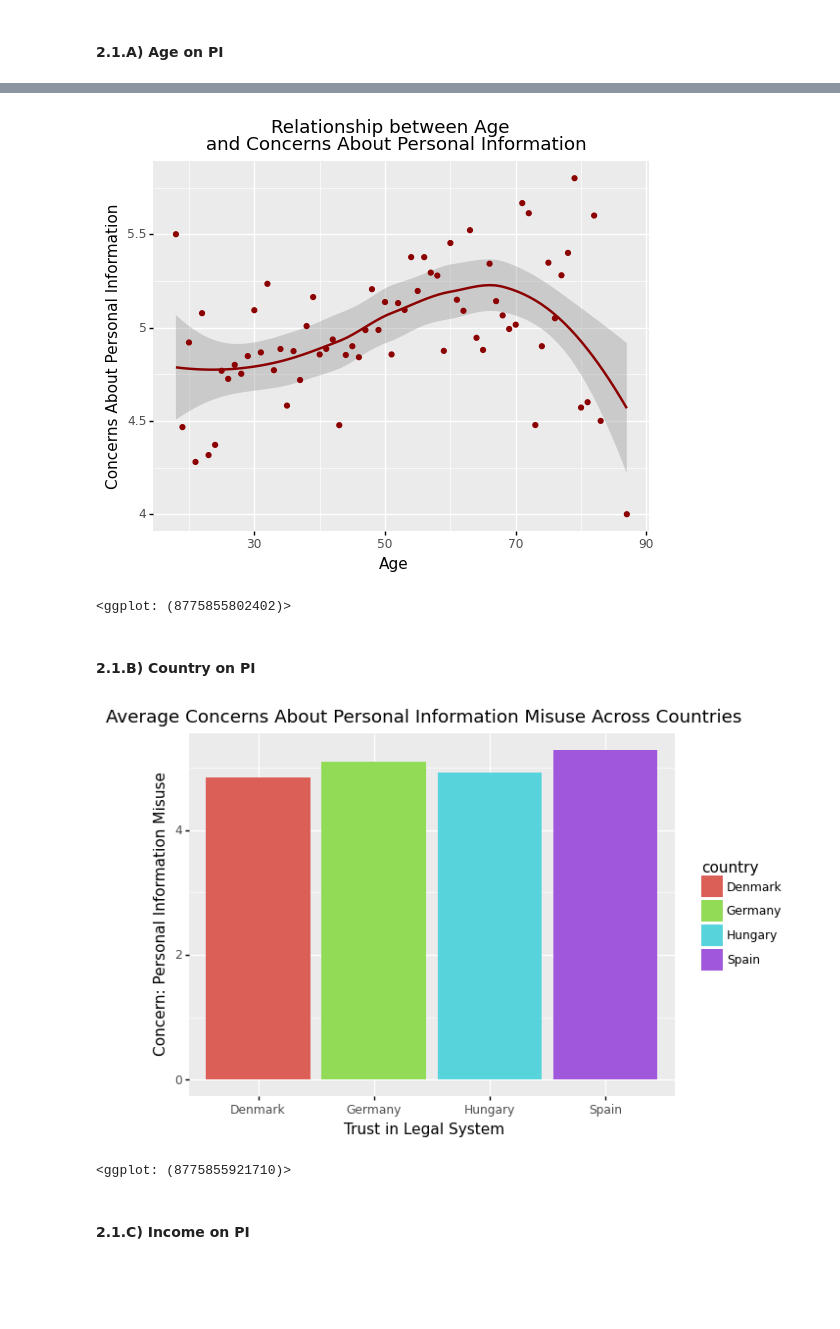
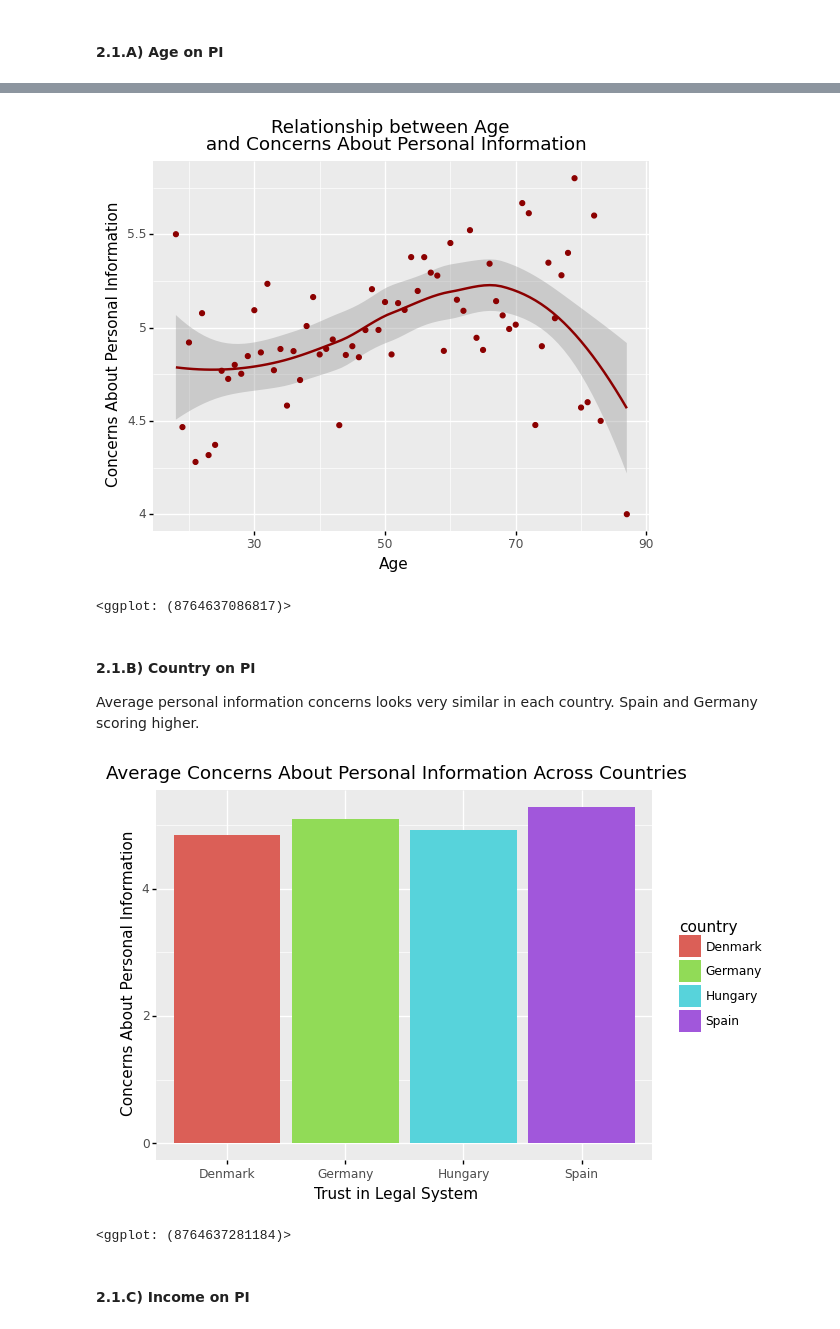
Before and after one commit to tugberkcapraz/pi_concerns, a Jupyter notebook: Post.ipynb, the cells around one changed output, grey strips where cells are left out. Cells and saved outputs as stored; diff of their text form; code cells hidden in the pictures; blank space fills up the shorter version.

Commit message:
update readme and change plot aes

```diff
--- a/Post.ipynb
+++ b/Post.ipynb
@@ -226,7 +225,7 @@ axes_1.bar(report_missing["variable"], report_missing["percentage"])
 # %% [markdown]
 Since the items measuring concerns about personal information has the most missing values, that makes not much sense to consider other missing data strategies than dropping the all cases. The reason is, let's say, even if I use missing data imputation methods on other variables, the target variable would be still containing missing values.
 # %%
-df.dropna(inplace=True)
+df.dropna(subset=['pi_misuse', 'pi_track', 'pi_safety', 'pi_share', 'pi_stranger',], how="any", inplace=True)
 # %%
 df.shape
 # %% [output]
@@ -314,4 +321,5 @@ The first demographic variable is Age. Seems like age is "associated" with incre
 # %%
+
 mask = df.groupby("age")["pi_concerns"].mean().reset_index().copy()
 mask.dropna(inplace=True)
 
@@ -323,31 +331,32 @@ mask.dropna(inplace=True)
                     color="darkred") +
         geom_point(color="darkred") +
         xlab("Age") +
-        ylab("Concerns About Personal Information ") +
+        ylab("Concerns About Personal Information") +
         ggtitle("Relationship between Age \n and Concerns About Personal Information")
 
 )
 # %% [output]
 [figure]
-<ggplot: (8775855802402)>
+<ggplot: (8764637086817)>
 # %% [markdown]
 #### 2.1.B) Country on PI
+Average personal information concerns looks very similar in each country. Spain and Germany scoring higher.
 # %%
 mask = df.groupby("country")["pi_concerns"].mean().reset_index().copy()
 mask.dropna(inplace=True)
 
 (
         ggplot(mask,
                aes(x="country", y="pi_concerns", fill="country")) +
         geom_col(stat="identity") +
         xlab("Trust in Legal System") +
-        ylab("Concern: Personal Information Misuse") +
-        ggtitle("Average Concerns About Personal Information Misuse Across Countries")
+        ylab("Concerns About Personal Information") +
+        ggtitle("Average Concerns About Personal Information Across Countries")
 
 )
 # %% [output]
-[figure, old version]
+[figure, new version]
-<ggplot: (8775855921710)>
+<ggplot: (8764637281184)>
 # %% [markdown]
 #### 2.1.C) Income on PI
 # %%
```
Also changed, not shown: parts of 36 cells of this notebook, 12 other files.
